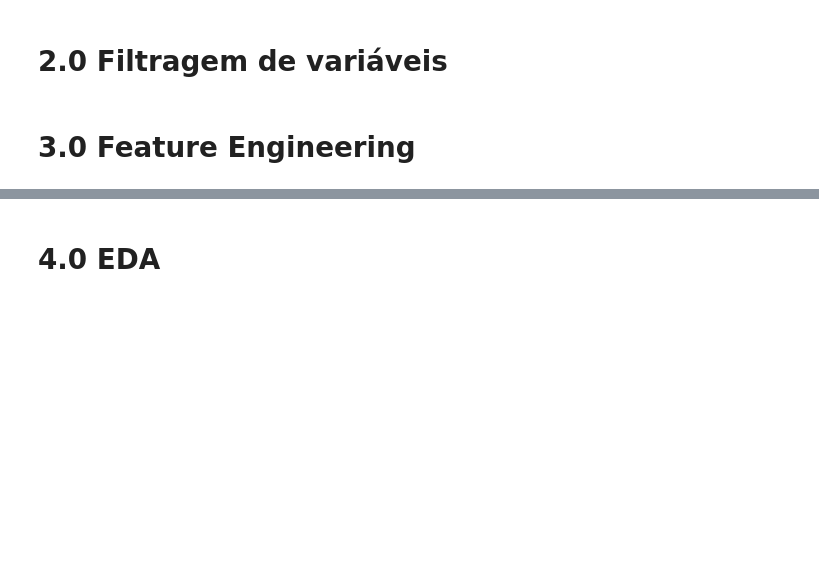
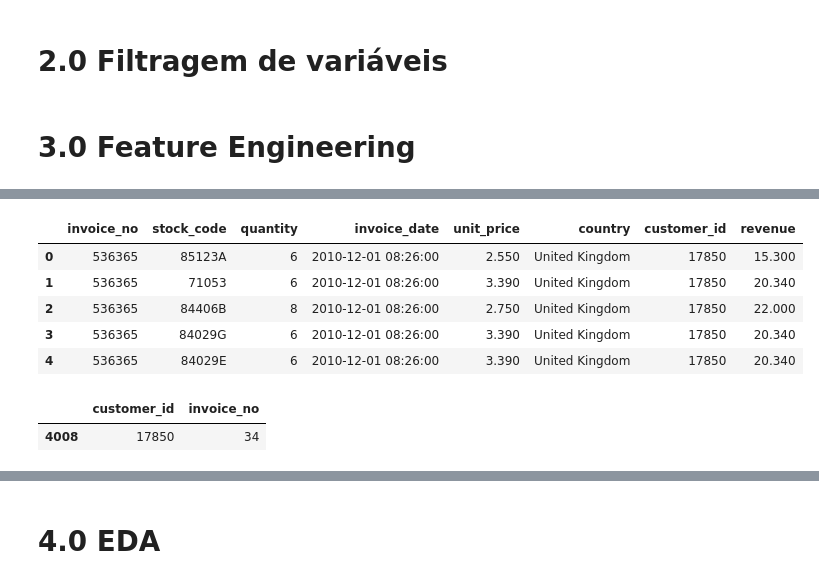
Before and after one commit to natan-matos/ds-clustering, a Jupyter notebook: notebooks/07-nm-data-feature-engineering-2.ipynb, the cells around one changed output, grey strips where cells are left out. Cells and saved outputs as stored; diff of their text form; code cells hidden in the pictures; blank space fills up the shorter version.

```diff
--- a/notebooks/07-nm-data-feature-engineering-2.ipynb
+++ b/notebooks/07-nm-data-feature-engineering-2.ipynb
@@ -472,0 +494,15 @@ df_ref = pd.merge(df_ref, basket_size, on='customer_id', how='left')
+# %%
+df2.head()
+# %% [output]
+|  | invoice_no | stock_code | quantity | invoice_date | unit_price | country | customer_id | revenue |
+| 0 | 536365 | 85123A | 6 | 2010-12-01 08:26:00 | 2.550 | United Kingdom | 17850 | 15.300 |
+| 1 | 536365 | 71053 | 6 | 2010-12-01 08:26:00 | 3.390 | United Kingdom | 17850 | 20.340 |
+| 2 | 536365 | 84406B | 8 | 2010-12-01 08:26:00 | 2.750 | United Kingdom | 17850 | 22.000 |
+| 3 | 536365 | 84029G | 6 | 2010-12-01 08:26:00 | 3.390 | United Kingdom | 17850 | 20.340 |
+| 4 | 536365 | 84029E | 6 | 2010-12-01 08:26:00 | 3.390 | United Kingdom | 17850 | 20.340 |
+# %%
+dfg = df2[['customer_id', 'invoice_no']].drop_duplicates().groupby('customer_id').count().reset_index()
+dfg[dfg['customer_id'] == 17850]
+# %% [output]
+|  | customer_id | invoice_no |
+| 4008 | 17850 | 34 |
```
Also changed, not shown: parts of 6 cells of this notebook.
